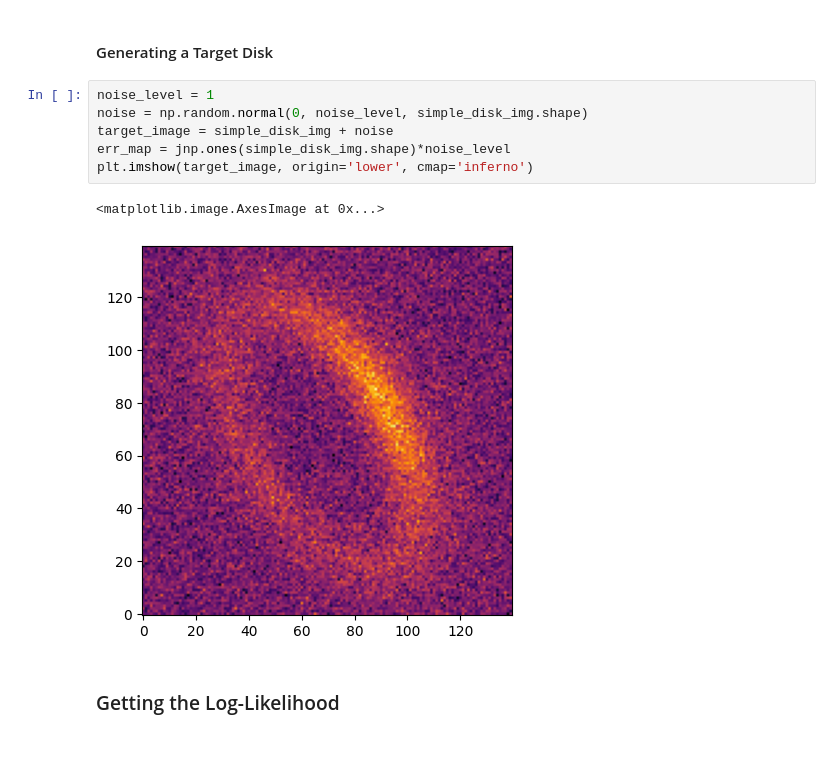
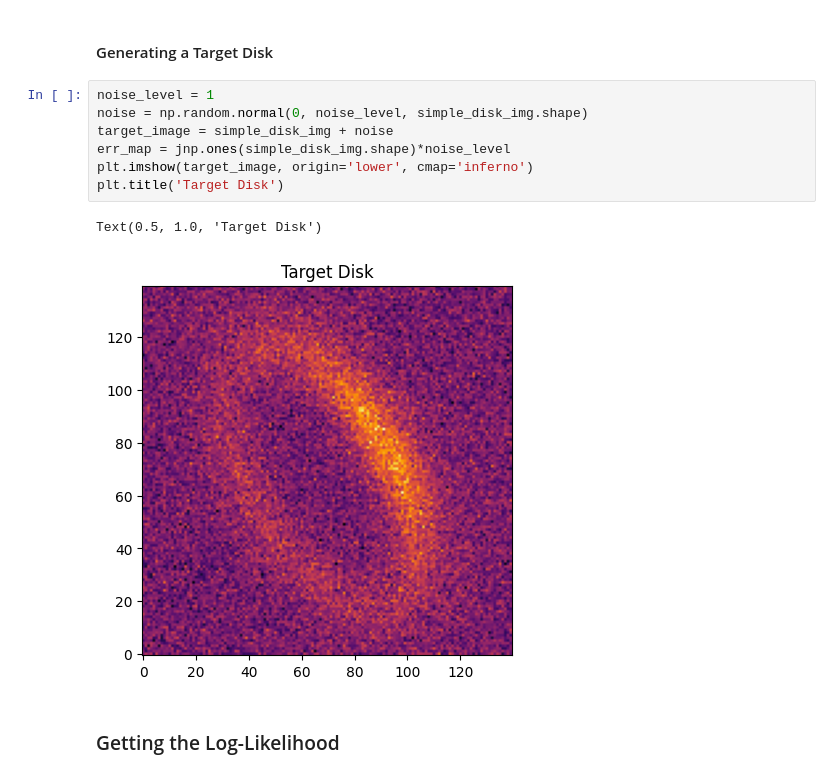
Before and after one commit to UCSB-Exoplanet-Polarimetry-Lab/GRaTeR-JAX, a Jupyter notebook: docs/tutorials/DiskTutorial.ipynb, the cells around one changed output. Saved outputs shown, nothing was run; the diff lists cells and outputs as text; blank space fills up the shorter version.

```diff
--- a/docs/tutorials/DiskTutorial.ipynb
+++ b/docs/tutorials/DiskTutorial.ipynb
@@ -95,12 +96,13 @@ plt.imshow(simple_disk_img, origin='lower', cmap='inferno')
 # %%
 noise_level = 1
 noise = np.random.normal(0, noise_level, simple_disk_img.shape)
 target_image = simple_disk_img + noise
 err_map = jnp.ones(simple_disk_img.shape)*noise_level
 plt.imshow(target_image, origin='lower', cmap='inferno')
+plt.title('Target Disk')
 # %% [output]
-<matplotlib.image.AxesImage at 0x...>
+Text(0.5, 1.0, 'Target Disk')
-[figure, old version]
+[figure, new version]
 # %% [markdown]
 ### Getting the Log-Likelihood
 # %%
```
Also changed, not shown: parts of 8 cells of this notebook, 1 other file.
